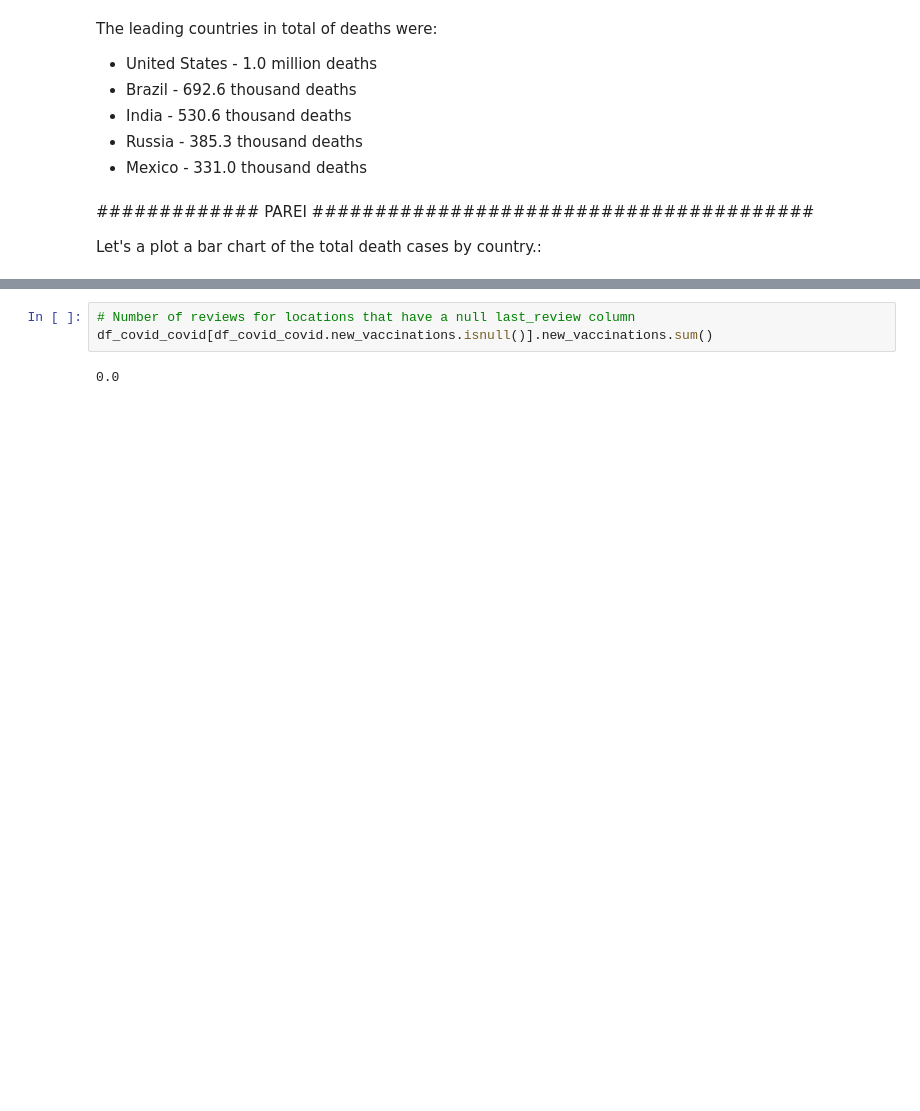
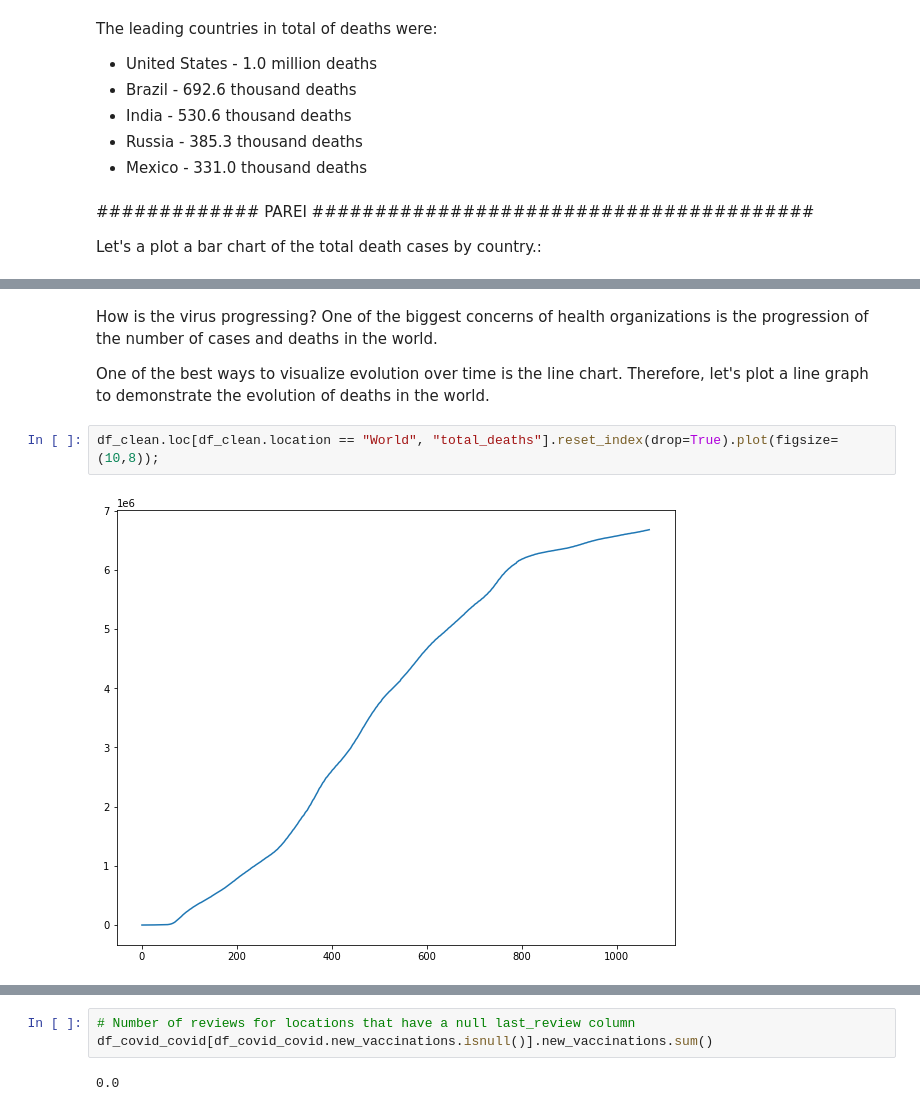
Before and after one commit to Mdrsilva/Covid-19_Data_Analysis, a Jupyter notebook: Covid_19_Data_Analysis.ipynb, the cells around one changed output, grey strips where cells are left out. Cells and saved outputs as stored; diff of their text form; blank space fills up the shorter version.

```diff
--- a/Covid_19_Data_Analysis.ipynb
+++ b/Covid_19_Data_Analysis.ipynb
@@ -402,0 +473,9 @@ Agora, vamos verificar os casos de morte.
+# %% [markdown]
+How is the virus progressing?
+One of the biggest concerns of health organizations is the progression of the number of cases and deaths in the world.
+
+One of the best ways to visualize evolution over time is the line chart. Therefore, let's plot a line graph to demonstrate the evolution of deaths in the world.
+# %%
+df_clean.loc[df_clean.location == "World", "total_deaths"].reset_index(drop=True).plot(figsize=(10,8));
+# %% [output]
+[figure, added]
```
Also changed, not shown: parts of 6 cells of this notebook.
